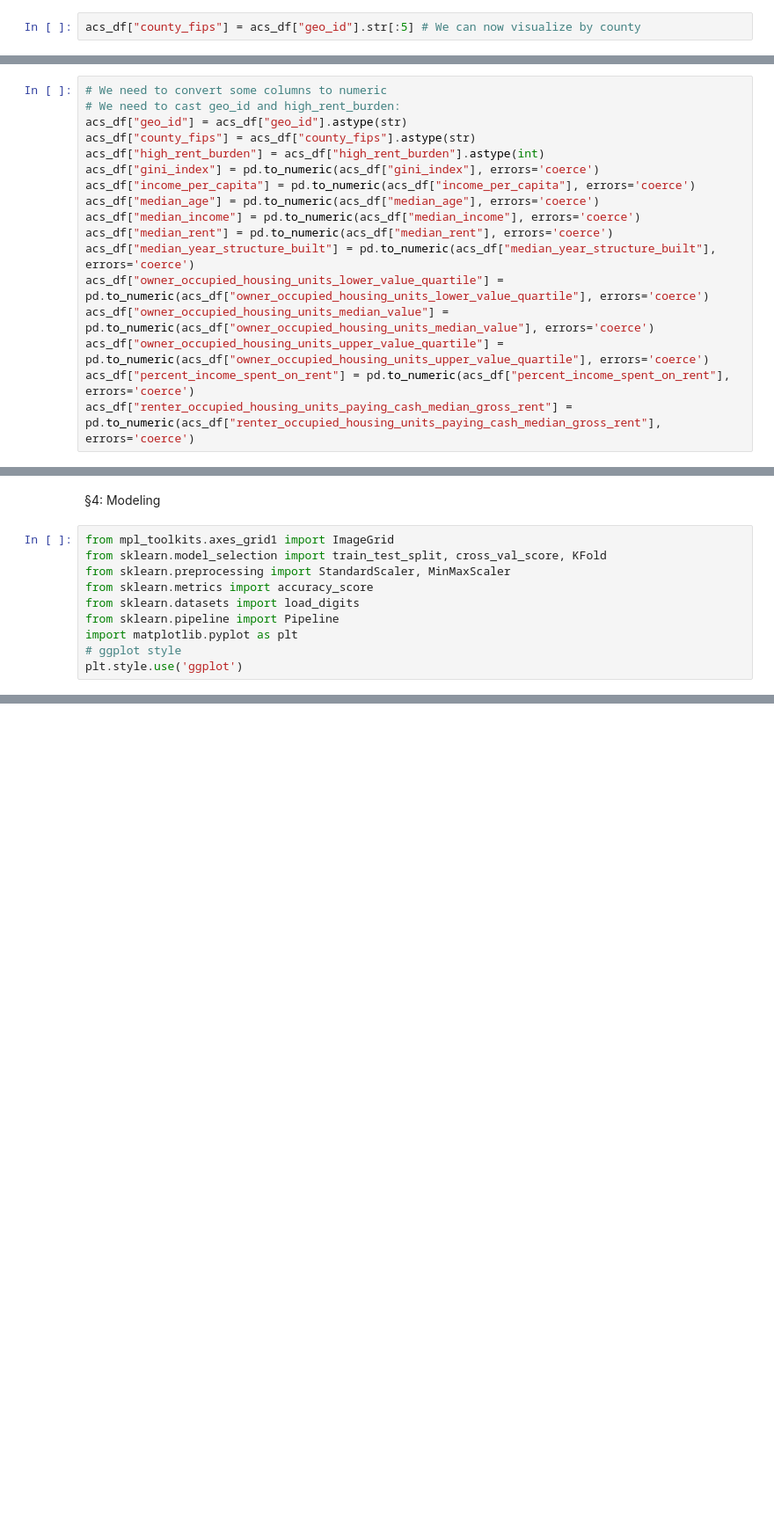
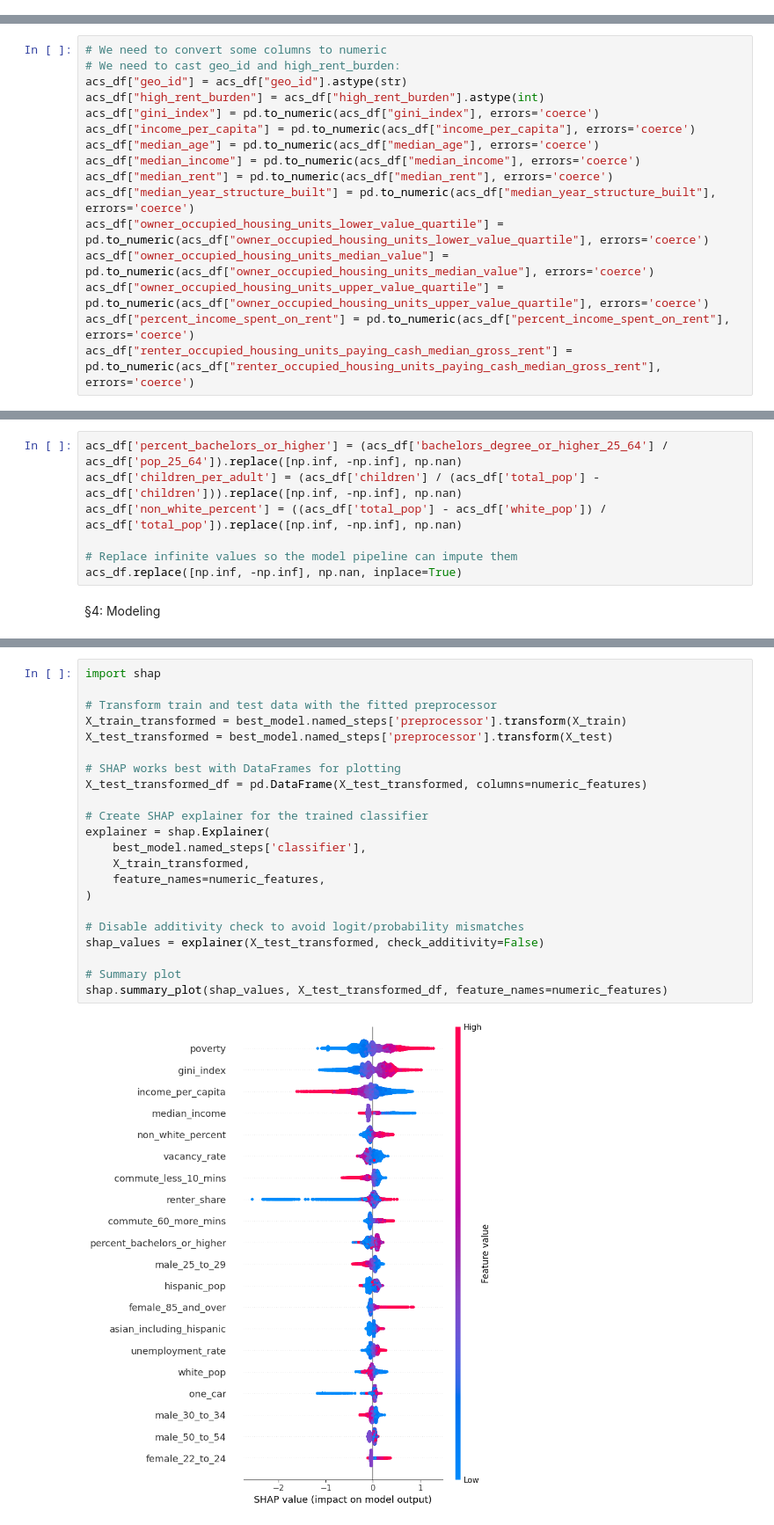
Before and after one commit to KamronAggorURI/Machine-Learning-Final, a Jupyter notebook: notebooks/Final.ipynb, the cells around one changed output, grey strips where cells are left out. Shown at 88% size. Saved outputs shown, nothing was run; the diff lists cells and outputs as text; blank space fills up the shorter version.

Commit message:
Model training section cleaned up and expanded with visualizations

```diff
--- a/notebooks/Final.ipynb
+++ b/notebooks/Final.ipynb
@@ -198,5 +162,3 @@ memory usage: 159.6+ MB
 # Handling Sentinel Codes:
 sentinel_values = [-666666666, -777777777, -888888888, -999999999]
 acs_df.replace(sentinel_values, pd.NA, inplace=True)
-# %%
-acs_df["county_fips"] = acs_df["geo_id"].str[:5] # We can now visualize by county
@@ -235,7 +166,6 @@ Length: 246, dtype: object
 # We need to convert some columns to numeric
 # We need to cast geo_id and high_rent_burden:
 acs_df["geo_id"] = acs_df["geo_id"].astype(str)
-acs_df["county_fips"] = acs_df["county_fips"].astype(str)
 acs_df["high_rent_burden"] = acs_df["high_rent_burden"].astype(int)
 acs_df["gini_index"] = pd.to_numeric(acs_df["gini_index"], errors='coerce')
 acs_df["income_per_capita"] = pd.to_numeric(acs_df["income_per_capita"], errors='coerce')
@@ -345,12 +187,9 @@ dp05_df_ri = df_scaled[["geo_id"] + dp05_cols + ["high_rent_burden"]].copy()
+# %%
+acs_df['percent_bachelors_or_higher'] = (acs_df['bachelors_degree_or_higher_25_64'] / acs_df['pop_25_64']).replace([np.inf, -np.inf], np.nan)
+acs_df['children_per_adult'] = (acs_df['children'] / (acs_df['total_pop'] - acs_df['children'])).replace([np.inf, -np.inf], np.nan)
+acs_df['non_white_percent'] = ((acs_df['total_pop'] - acs_df['white_pop']) / acs_df['total_pop']).replace([np.inf, -np.inf], np.nan)
+
+# Replace infinite values so the model pipeline can impute them
+acs_df.replace([np.inf, -np.inf], np.nan, inplace=True)
 # %% [markdown]
 §4: Modeling
-# %%
-from mpl_toolkits.axes_grid1 import ImageGrid
-from sklearn.model_selection import train_test_split, cross_val_score, KFold
-from sklearn.preprocessing import StandardScaler, MinMaxScaler
-from sklearn.metrics import accuracy_score
-from sklearn.datasets import load_digits
-from sklearn.pipeline import Pipeline
-import matplotlib.pyplot as plt
-# ggplot style
-plt.style.use('ggplot')
@@ -543,0 +300,24 @@ female_under_5 0.017306597213590635
+# %%
+import shap
+
+# Transform train and test data with the fitted preprocessor
+X_train_transformed = best_model.named_steps['preprocessor'].transform(X_train)
+X_test_transformed = best_model.named_steps['preprocessor'].transform(X_test)
+
+# SHAP works best with DataFrames for plotting
+X_test_transformed_df = pd.DataFrame(X_test_transformed, columns=numeric_features)
+
+# Create SHAP explainer for the trained classifier
+explainer = shap.Explainer(
+    best_model.named_steps['classifier'],
+    X_train_transformed,
+    feature_names=numeric_features,
+)
+
+# Disable additivity check to avoid logit/probability mismatches
+shap_values = explainer(X_test_transformed, check_additivity=False)
+
+# Summary plot
+shap.summary_plot(shap_values, X_test_transformed_df, feature_names=numeric_features)
+# %% [output]
+[figure, added]
```
Also changed, not shown: parts of 37 cells of this notebook, 1 other file.
